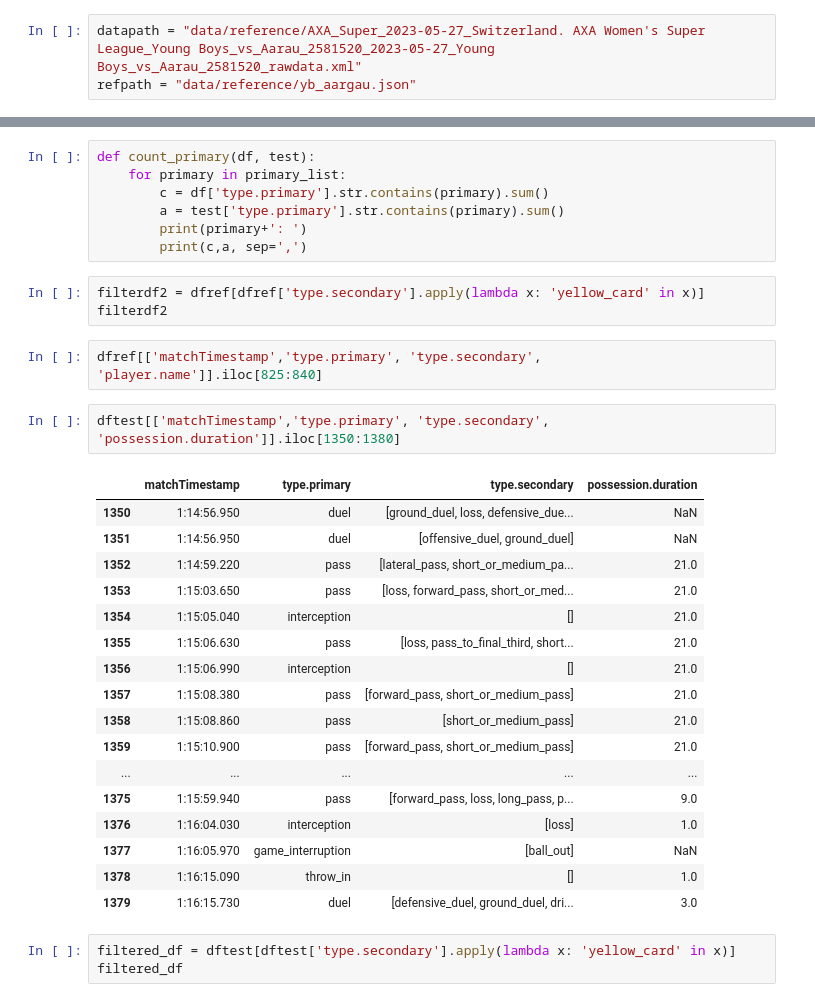
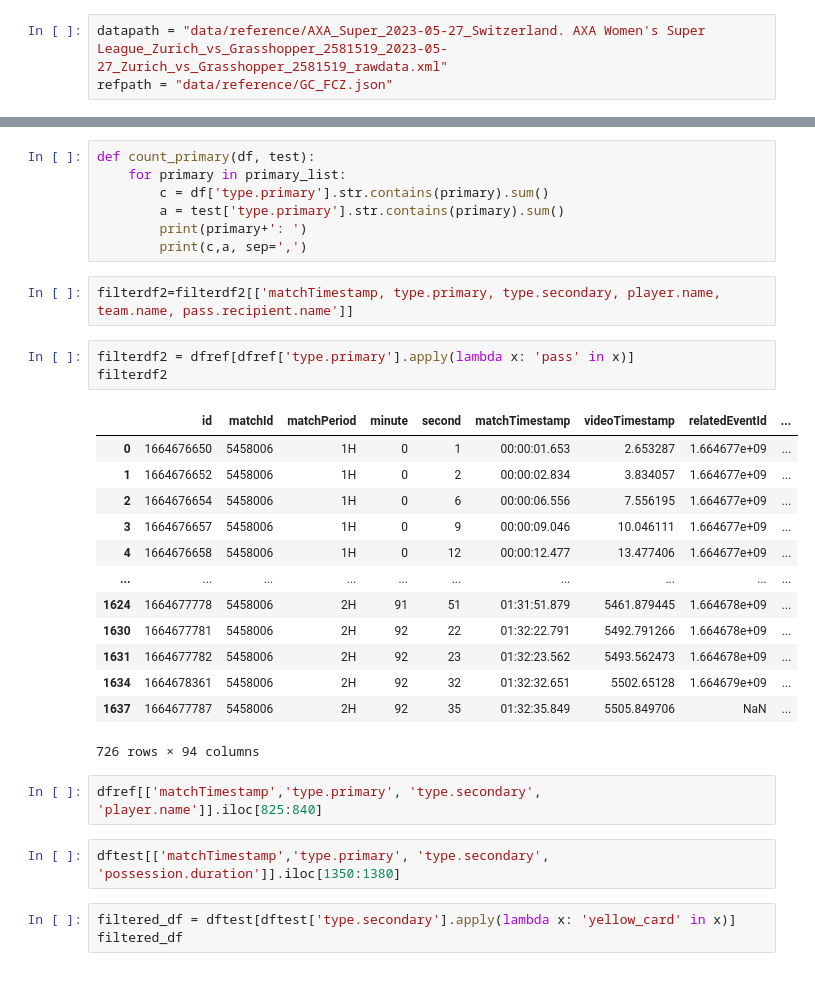
Before and after one commit to Rui1818/Instat_to_wyscout_data_transform, a Jupyter notebook: comparison.ipynb, the cells around one changed output, grey strips where cells are left out. Saved outputs shown, nothing was run; the diff lists cells and outputs as text.

```diff
--- a/comparison.ipynb
+++ b/comparison.ipynb
@@ -4,8 +4,8 @@ import json
 # %%
 pd.set_option('display.max_columns', 5000)
 # %%
-datapath = "data/reference/AXA_Super_2023-05-27_Switzerland. AXA Women's Super League_Young Boys_vs_Aarau_2581520_2023-05-27_Young Boys_vs_Aarau_2581520_rawdata.xml"
-refpath = "data/reference/yb_aargau.json"
+datapath = "data/reference/AXA_Super_2023-05-27_Switzerland. AXA Women's Super League_Zurich_vs_Grasshopper_2581519_2023-05-27_Zurich_vs_Grasshopper_2581519_rawdata.xml"
+refpath = "data/reference/GC_FCZ.json"
 # %%
 final_transform(datapath, 'comparisontest')
 # %% [output]
@@ -170,31 +146,29 @@ def count_primary(df, test):
         a = test['type.primary'].str.contains(primary).sum()
         print(primary+': ')
         print(c,a, sep=',')
+# %%
+filterdf2=filterdf2[['matchTimestamp, type.primary, type.secondary, player.name, team.name, pass.recipient.name']]
 # %%
-filterdf2 = dfref[dfref['type.secondary'].apply(lambda x: 'yellow_card' in x)]
+filterdf2 = dfref[dfref['type.primary'].apply(lambda x: 'pass' in x)]
 filterdf2
+# %% [output]
+|  | id | matchId | matchPeriod | minute | second | matchTimestamp | videoTimestamp | relatedEventId | ... |
+| 0 | 1664676650 | 5458006 | 1H | 0 | 1 | 00:00:01.653 | 2.653287 | 1.664677e+09 | ... |
+| 1 | 1664676652 | 5458006 | 1H | 0 | 2 | 00:00:02.834 | 3.834057 | 1.664677e+09 | ... |
+| 2 | 1664676654 | 5458006 | 1H | 0 | 6 | 00:00:06.556 | 7.556195 | 1.664677e+09 | ... |
+| 3 | 1664676657 | 5458006 | 1H | 0 | 9 | 00:00:09.046 | 10.046111 | 1.664677e+09 | ... |
+| 4 | 1664676658 | 5458006 | 1H | 0 | 12 | 00:00:12.477 | 13.477406 | 1.664677e+09 | ... |
+| ... | ... | ... | ... | ... | ... | ... | ... | ... | ... |
+| 1624 | 1664677778 | 5458006 | 2H | 91 | 51 | 01:31:51.879 | 5461.879445 | 1.664678e+09 | ... |
+| 1630 | 1664677781 | 5458006 | 2H | 92 | 22 | 01:32:22.791 | 5492.791266 | 1.664678e+09 | ... |
+| 1631 | 1664677782 | 5458006 | 2H | 92 | 23 | 01:32:23.562 | 5493.562473 | 1.664678e+09 | ... |
+| 1634 | 1664678361 | 5458006 | 2H | 92 | 32 | 01:32:32.651 | 5502.65128 | 1.664679e+09 | ... |
+| 1637 | 1664677787 | 5458006 | 2H | 92 | 35 | 01:32:35.849 | 5505.849706 | NaN | ... |
+726 rows × 94 columns
 # %%
 dfref[['matchTimestamp','type.primary', 'type.secondary', 'player.name']].iloc[825:840]
 # %%
 dftest[['matchTimestamp','type.primary', 'type.secondary', 'possession.duration']].iloc[1350:1380]
-# %% [output]
-|  | matchTimestamp | type.primary | type.secondary | possession.duration |
-| 1350 | 1:14:56.950 | duel | [ground_duel, loss, defensive_due... | NaN |
-| 1351 | 1:14:56.950 | duel | [offensive_duel, ground_duel] | NaN |
-| 1352 | 1:14:59.220 | pass | [lateral_pass, short_or_medium_pa... | 21.0 |
-| 1353 | 1:15:03.650 | pass | [loss, forward_pass, short_or_med... | 21.0 |
-| 1354 | 1:15:05.040 | interception | [] | 21.0 |
-| 1355 | 1:15:06.630 | pass | [loss, pass_to_final_third, short... | 21.0 |
-| 1356 | 1:15:06.990 | interception | [] | 21.0 |
-| 1357 | 1:15:08.380 | pass | [forward_pass, short_or_medium_pass] | 21.0 |
-| 1358 | 1:15:08.860 | pass | [short_or_medium_pass] | 21.0 |
-| 1359 | 1:15:10.900 | pass | [forward_pass, short_or_medium_pass] | 21.0 |
-| ... | ... | ... | ... | ... |
-| 1375 | 1:15:59.940 | pass | [forward_pass, loss, long_pass, p... | 9.0 |
-| 1376 | 1:16:04.030 | interception | [loss] | 1.0 |
-| 1377 | 1:16:05.970 | game_interruption | [ball_out] | NaN |
-| 1378 | 1:16:15.090 | throw_in | [] | 1.0 |
-| 1379 | 1:16:15.730 | duel | [defensive_duel, ground_duel, dri... | 3.0 |
 # %%
 filtered_df = dftest[dftest['type.secondary'].apply(lambda x: 'yellow_card' in x)]
 filtered_df
```
Also changed, not shown: parts of 5 cells of this notebook, 22 other files.
